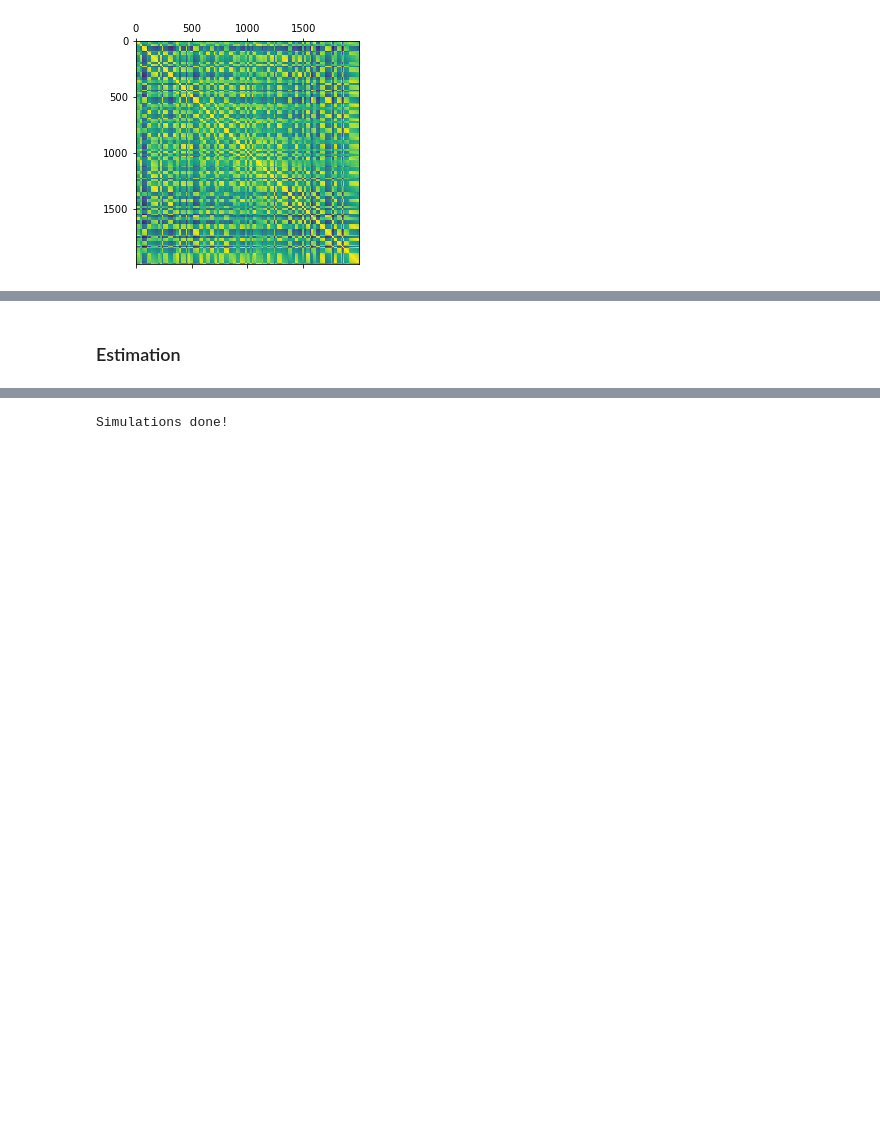
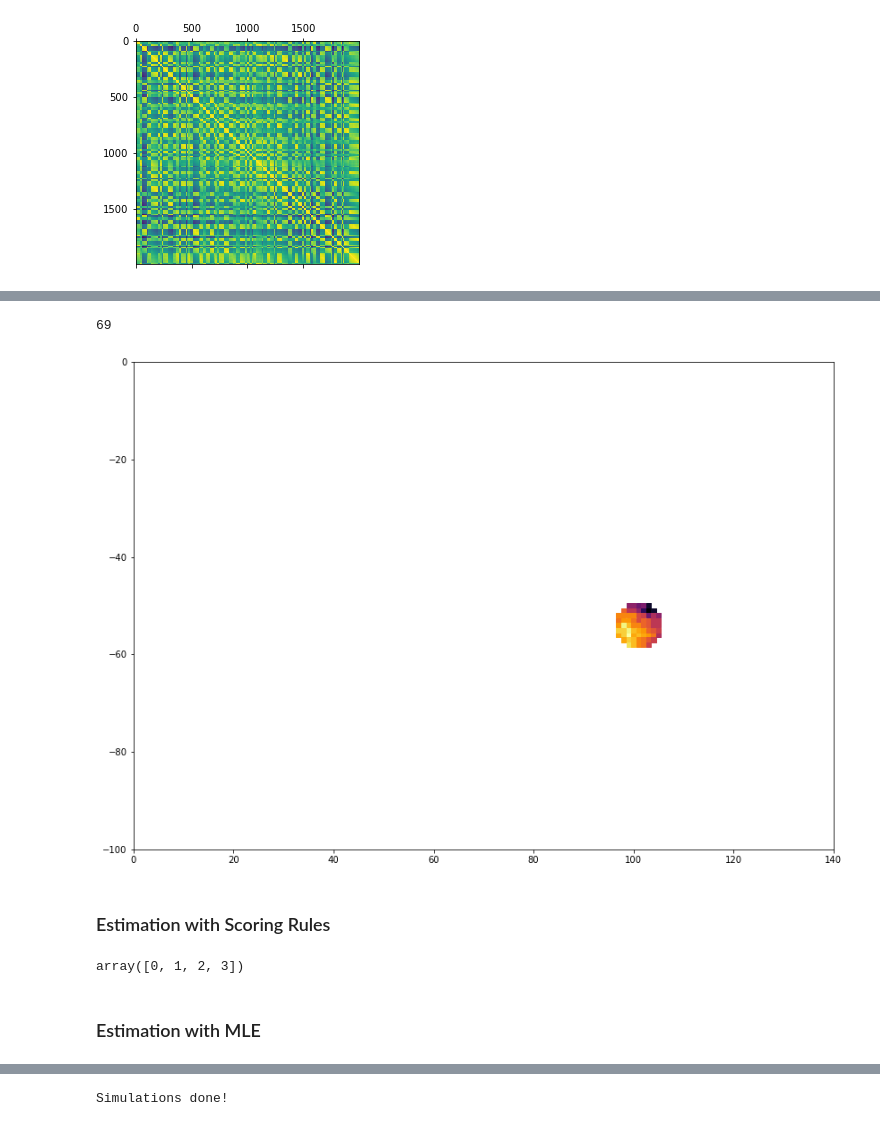
Before and after one commit to Huk-David/SpaDep_VCop, a Jupyter notebook: body/Forecasts.ipynb, the cells around one changed output, grey strips where cells are left out. Cells and saved outputs as stored; diff of their text form; code cells hidden in the pictures; blank space fills up the shorter version.

Commit message:
Starting work on the spatial score for estimation

```diff
--- a/body/Forecasts.ipynb
+++ b/body/Forecasts.ipynb
@@ -135,0 +193,25 @@ plt.colorbar()
+# %%
+# spacially subsampling
+fig = plt.gcf()
+fig.set_size_inches(14,10)
+#random_center = np.random.choice(range(len(GNM_landonly)))
+locs = np.where([math.dist(GNM_landonly[k][5],GNM_landonly[random_center ][5])<5 for k in range(len(GNM_landonly))])[0]
+print(len(locs))
+
+plt.scatter([GNM_landonly[loc][5][1] for loc in locs],
+[-GNM_landonly[loc][5][0] for loc in locs],
+c=[GNM_landonly[loc][3][day] for loc in locs],
+cmap='inferno_r',s=27,marker='s')
+
+plt.xlim(0,140)
+plt.ylim(-100,0)
+plt.show()
+# %% [output]
+69
+[figure, added]
+# %% [markdown]
+### Estimation with Scoring Rules
+# %%
+np.abs(0-np.array([0,1,2,3]))
+# %% [output]
+array([0, 1, 2, 3])
@@ -136,2 +235,2 @@ plt.colorbar()
 # %% [markdown]
-### Estimation
+### Estimation with MLE
```
Also changed, not shown: parts of 25 cells of this notebook.
